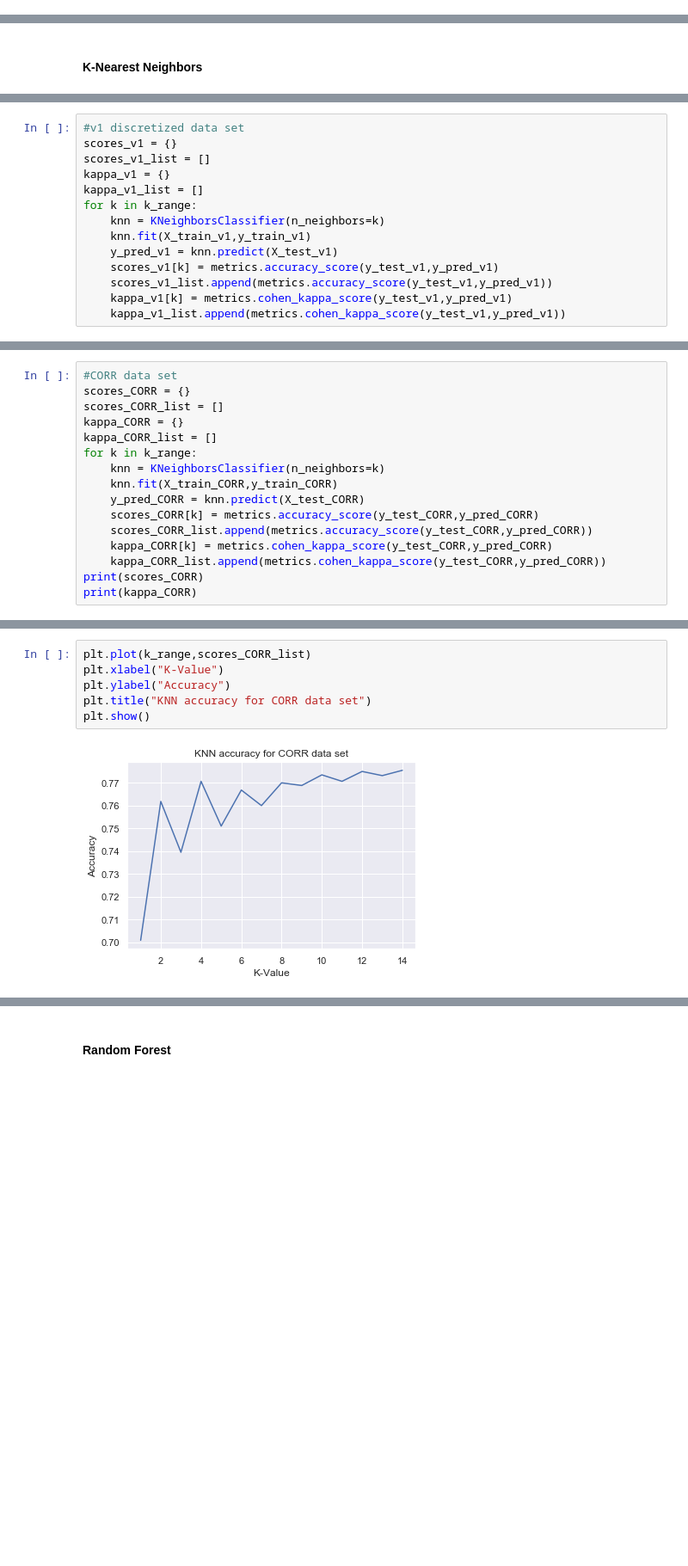
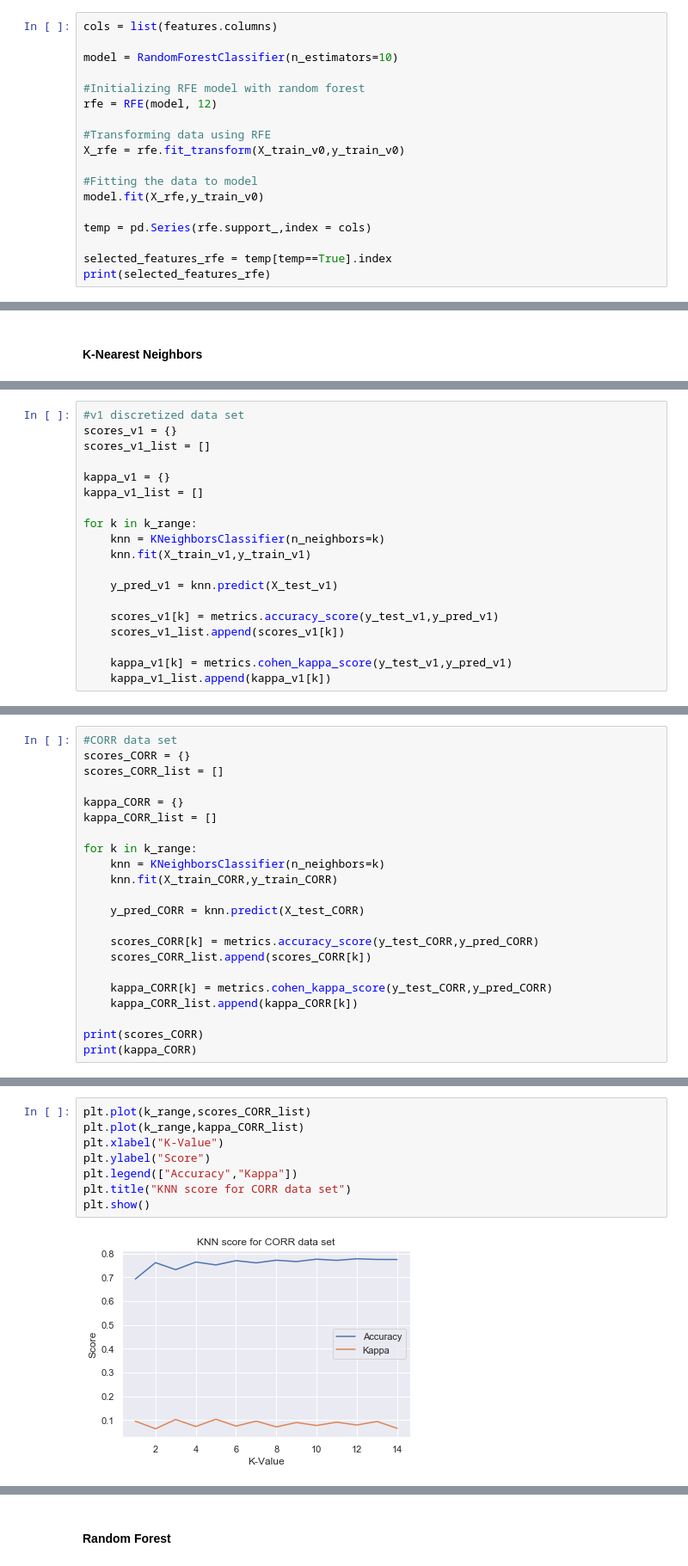
Before and after one commit to megball/Credit-default-analysis, a Jupyter notebook: Credit default analysis.ipynb, the cells around one changed output, grey strips where cells are left out. Shown at 86% size. Saved outputs shown, nothing was run; the diff lists cells and outputs as text; blank space fills up the shorter version.

```diff
--- a/Credit default analysis.ipynb
+++ b/Credit default analysis.ipynb
@@ -924,0 +927,18 @@ print(rfe.ranking_)
+# %%
+cols = list(features.columns)
+
+model = RandomForestClassifier(n_estimators=10)
+
+#Initializing RFE model with random forest
+rfe = RFE(model, 12)
+
+#Transforming data using RFE
+X_rfe = rfe.fit_transform(X_train_v0,y_train_v0)
+
+#Fitting the data to model
+model.fit(X_rfe,y_train_v0)
+
+temp = pd.Series(rfe.support_,index = cols)
+
+selected_features_rfe = temp[temp==True].index
+print(selected_features_rfe)
@@ -1251,16 +1292,21 @@ plt.show()
 #v1 discretized data set
 scores_v1 = {}
 scores_v1_list = []
+
 kappa_v1 = {}
 kappa_v1_list = []
+
 for k in k_range:
     knn = KNeighborsClassifier(n_neighbors=k)
     knn.fit(X_train_v1,y_train_v1)
+
     y_pred_v1 = knn.predict(X_test_v1)
+
     scores_v1[k] = metrics.accuracy_score(y_test_v1,y_pred_v1)
-    scores_v1_list.append(metrics.accuracy_score(y_test_v1,y_pred_v1))
+    scores_v1_list.append(scores_v1[k])
+
     kappa_v1[k] = metrics.cohen_kappa_score(y_test_v1,y_pred_v1)
-    kappa_v1_list.append(metrics.cohen_kappa_score(y_test_v1,y_pred_v1))
+    kappa_v1_list.append(kappa_v1[k])
 # %%
 print(scores_v1)
 print(kappa_v1)
@@ -1279,15 +1344,21 @@ plt.show()
 #CORR data set
 scores_CORR = {}
 scores_CORR_list = []
+
 kappa_CORR = {}
 kappa_CORR_list = []
+
 for k in k_range:
     knn = KNeighborsClassifier(n_neighbors=k)
     knn.fit(X_train_CORR,y_train_CORR)
+
     y_pred_CORR = knn.predict(X_test_CORR)
+
     scores_CORR[k] = metrics.accuracy_score(y_test_CORR,y_pred_CORR)
-    scores_CORR_list.append(metrics.accuracy_score(y_test_CORR,y_pred_CORR))
+    scores_CORR_list.append(scores_CORR[k])
+
     kappa_CORR[k] = metrics.cohen_kappa_score(y_test_CORR,y_pred_CORR)
-    kappa_CORR_list.append(metrics.cohen_kappa_score(y_test_CORR,y_pred_CORR))
+    kappa_CORR_list.append(kappa_CORR[k])
+
 print(scores_CORR)
 print(kappa_CORR)
@@ -1294,11 +1379,13 @@ print(kappa_CORR)
 # %%
 plt.plot(k_range,scores_CORR_list)
+plt.plot(k_range,kappa_CORR_list)
 plt.xlabel("K-Value")
-plt.ylabel("Accuracy")
-plt.title("KNN accuracy for CORR data set")
+plt.ylabel("Score")
+plt.legend(["Accuracy","Kappa"])
+plt.title("KNN score for CORR data set")
 plt.show()
 # %% [output]
-[figure, old version]
+[figure, new version]
 # %%
 #RFE data set
 scores_RFE = {}
```
Also changed, not shown: parts of 70 cells of this notebook.
